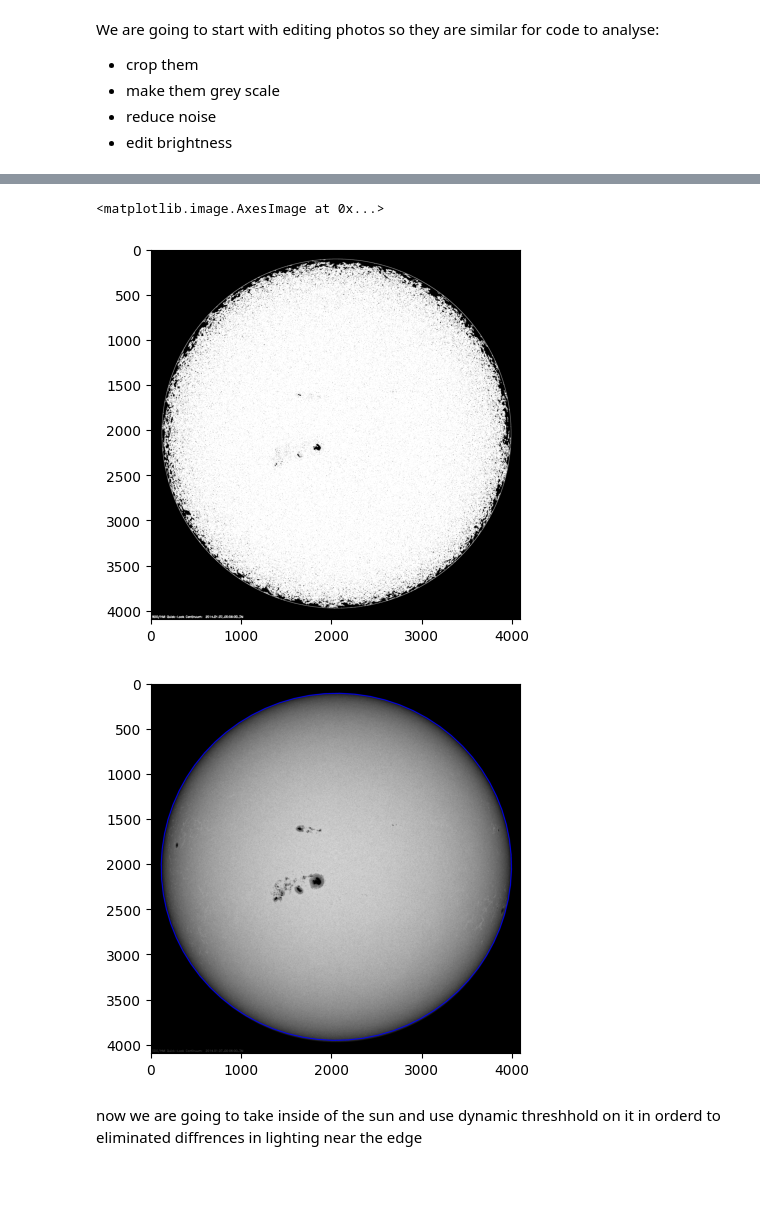
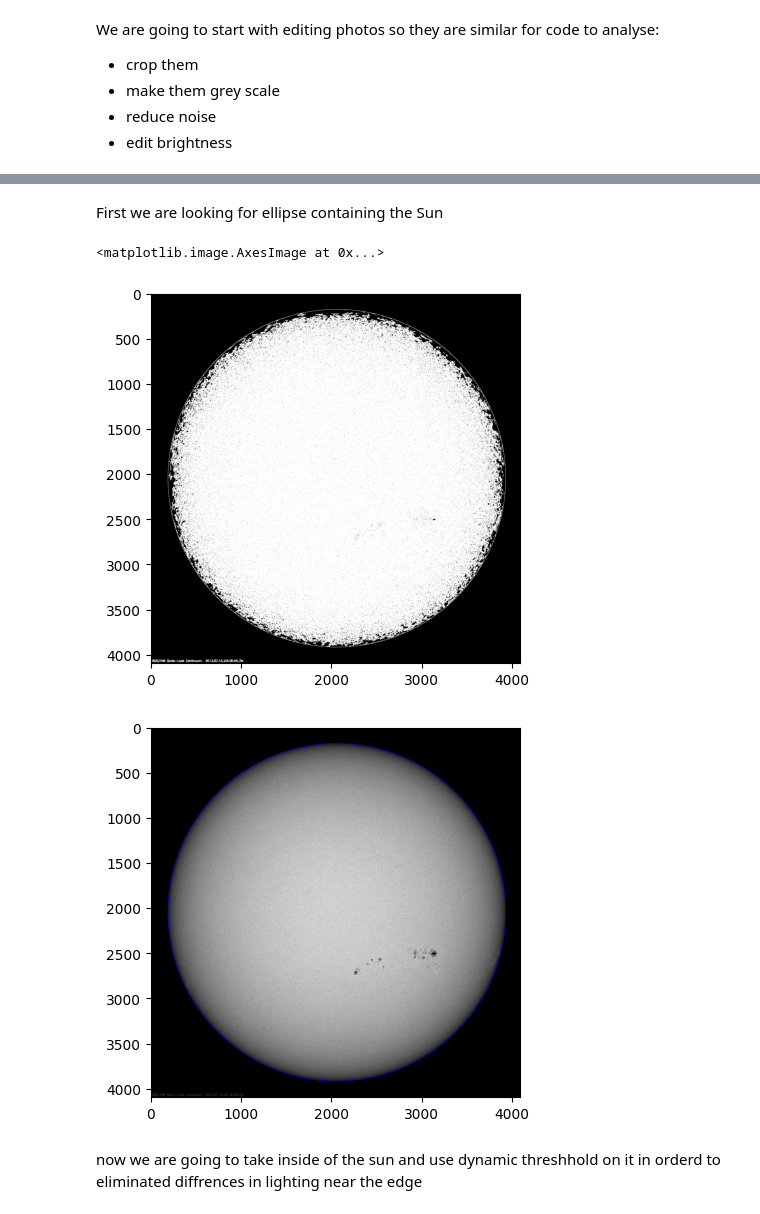
Before and after one commit to RadekJedrzejczyk/SunPhotoAnaliser, a Jupyter notebook: proof_of_concept.ipynb, the cells around one changed output, grey strips where cells are left out. Drawn from its saved outputs; the diff is of its cells as text; code cells hidden in the pictures; blank space fills up the shorter version.

Commit message:
Some life quality changes and small corrections

```diff
--- a/proof_of_concept.ipynb
+++ b/proof_of_concept.ipynb
@@ -24,0 +11,40 @@ First we are looking for ellipse containing the Sun
+# %%
+"""General settings """
+MIN_ELIPSE_ECCENTRICITY = 0.99
+MIN_ELIPSE_AXIS = 20
+MIN_SUNSPOT= 0.00001 #in relation to the Sun Area
+MAX_SUNSPOT= 0.5
+MIN_OVERALL_SUNSPOT_AREA = 0.01
+
+"""4096 quality settings """
+FONTSCALE4096 = 6
+THICKNESS4096 = 10
+EDGEKERNEL4096 = np.ones((3, 3), np.uint8)
+CONTOURSSIZE4096 =5
+
+"""1026 quality settings """
+FONTSCALE1026 = 2
+THICKNESS1026 = 3
+CONTOURSSIZE1026 =2
+# %%
+file_name="sdo_data/2013-07-10_3_36_10.jpg"
+
+image_original = cv2.imread(file_name)
+image = cv2.cvtColor(image_original, cv2.COLOR_RGB2GRAY)
+equalized_image = cv2.equalizeHist(image)
+blurred = cv2.GaussianBlur(equalized_image, (21,21), 0)
+
+plt.imshow(blurred, cmap='gray')
+height, width = image_original.shape[:2]
+
+#APPLY OPTIONS
+if height == 4096:
+    font_scale =FONTSCALE4096
+    thickness = THICKNESS4096
+    contour_size = CONTOURSSIZE4096
+elif height ==1026:
+    font_scale = FONTSCALE1026
+    thickness = THICKNESS1026
+    contour_size = CONTOURSSIZE1026
+else:
+    print("Uknown size")
@@ -25,3 +53,5 @@ First we are looking for ellipse containing the Sun
+# %% [markdown]
+First we are looking for ellipse containing the Sun
 # %%
 edges = cv2.Canny(image, 10, 50)
 kernel = np.ones((3, 3), np.uint8)
@@ -29,31 +59,31 @@ edges_dilated = cv2.dilate(edges, kernel, iterations=1)
 plt.imshow(edges_dilated,cmap='gray')
 # %% [output]
 <matplotlib.image.AxesImage at 0x...>
-[figure, old version]
+[figure, new version]
 # %%
 contours, _ = cv2.findContours(edges_dilated, cv2.RETR_TREE, cv2.CHAIN_APPROX_SIMPLE)
 if len(contours) > 0:
     elipses =[]
     areas = []
     for cnt in contours:
         if len(cnt)>=5:
             sun_ellipse = cv2.fitEllipse(cnt)
             if sun_ellipse:
                 (cx, cy), (major_axis, minor_axis), angle = sun_ellipse
                 sun_area=np.pi*major_axis/2*minor_axis/2
-                if not (np.isnan(sun_area) or major_axis<=20 or minor_axis<=20 or major_axis/minor_axis < 0.5):
+                if not (np.isnan(sun_area) or major_axis<=MIN_ELIPSE_AXIS or minor_axis<=MIN_ELIPSE_AXIS or major_axis/minor_axis < MIN_ELIPSE_ECCENTRICITY):
                     elipses.append(sun_ellipse)
                     areas.append(sun_area)
     max_index = np.argmax(areas)
     sun_ellipse=elipses[max_index]
     (cx, cy), (major_axis, minor_axis), angle = sun_ellipse
     image_elipse = image_original.copy()
-    cv2.ellipse(image_elipse, sun_ellipse, (255, 0, 0), 10)
+    cv2.ellipse(image_elipse, sun_ellipse, (255, 0, 0), contour_size)
     plt.imshow(cv2.cvtColor(image_elipse, cv2.COLOR_BGR2RGB))
 else:
     print("No contours found!")
 # %% [output]
-[figure, old version]
+[figure, new version]
 # %% [markdown]
 now we are going to take inside of the sun and use dynamic threshhold on it in orderd to eliminated diffrences in lighting near the edge
 # %%
```
Also changed, not shown: parts of 9 cells of this notebook, 5 other files.
